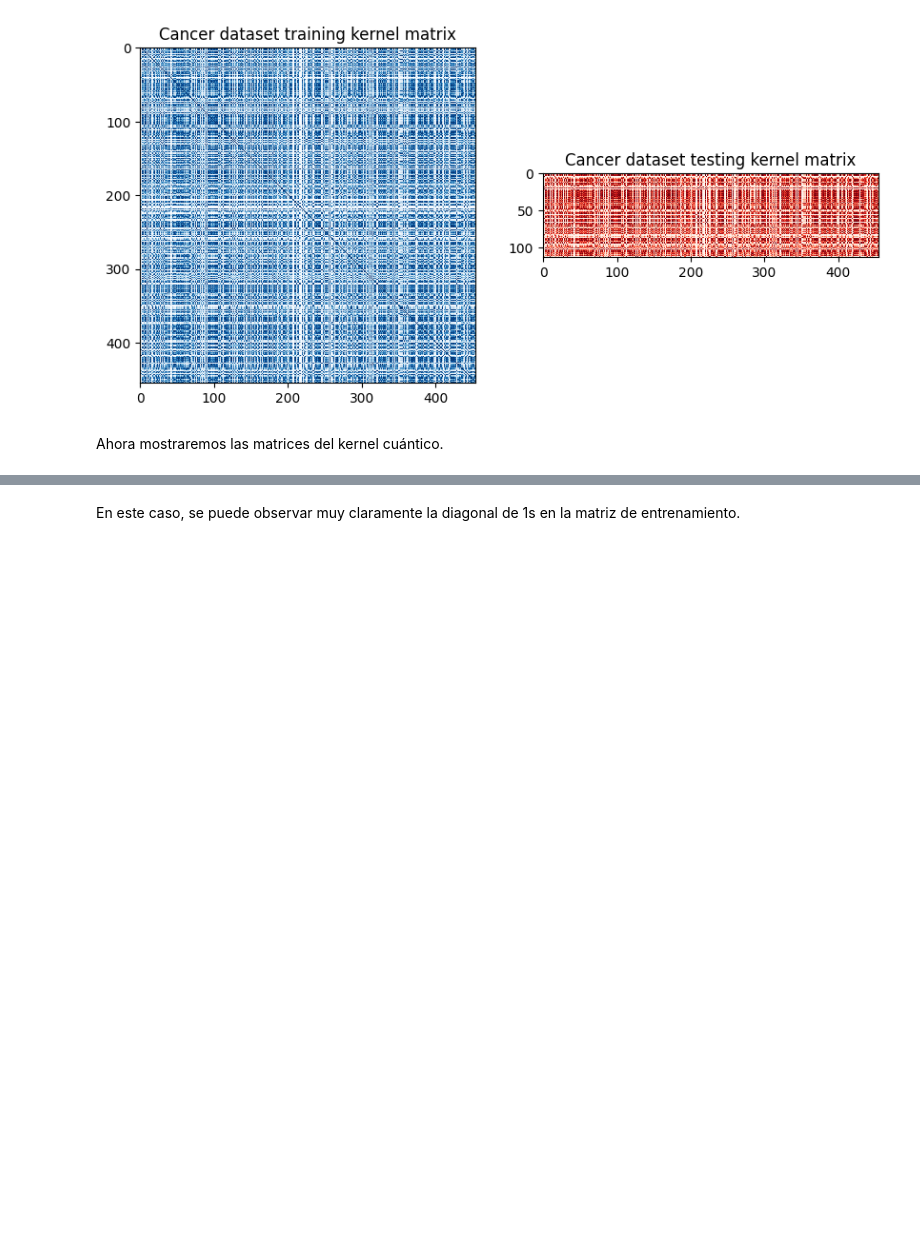
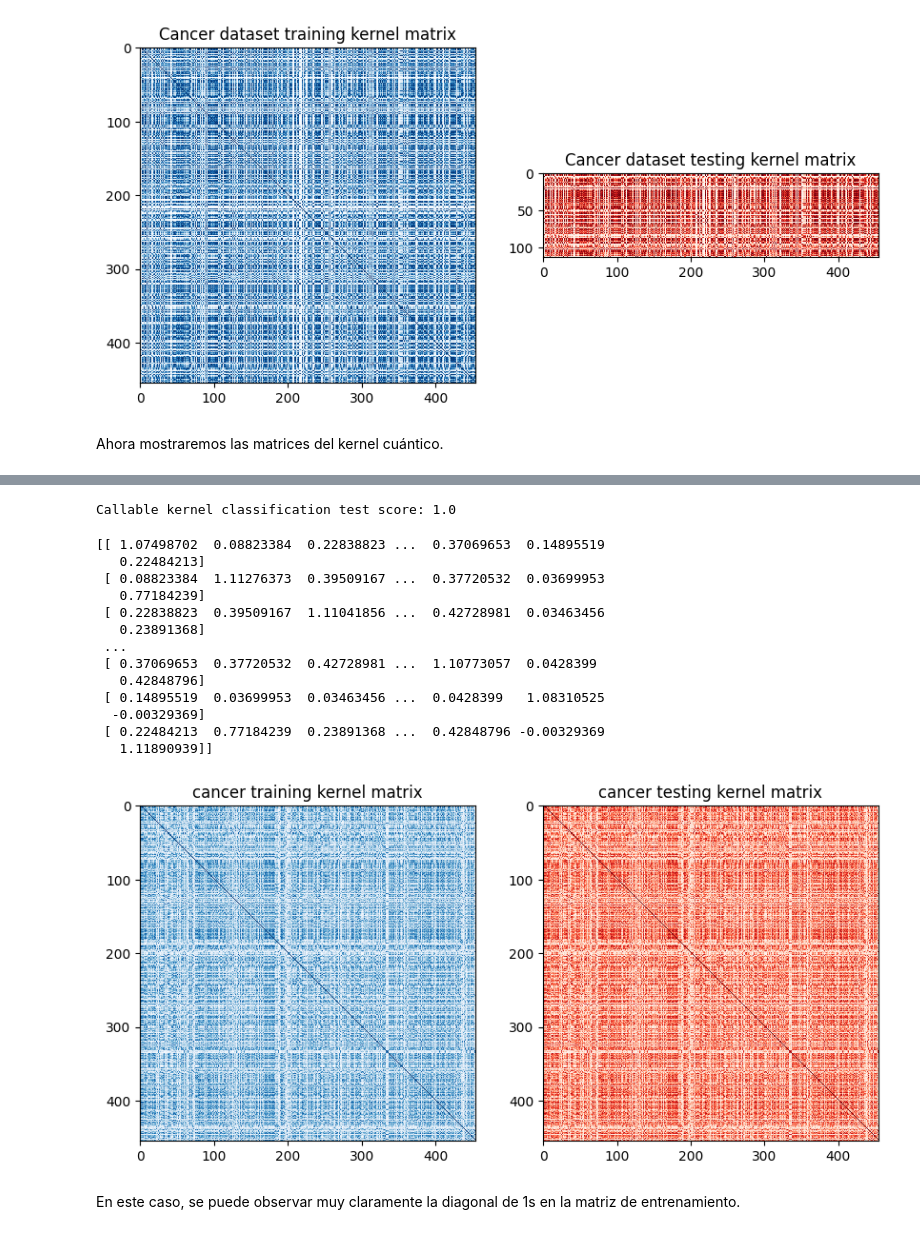
Before and after one commit to FernandoMond/Quantum-Machine-Learning, a Jupyter notebook: P3/P2.2_quantum_kernels (1).ipynb, the cells around one changed output, grey strips where cells are left out. Saved outputs shown, nothing was run; the diff lists cells and outputs as text; code cells hidden in the pictures; blank space fills up the shorter version.

```diff
--- a/P3/P2.2_quantum_kernels (1).ipynb
+++ b/P3/P2.2_quantum_kernels (1).ipynb
@@ -626,3 +666,57 @@ KeyboardInterrupt
+# %%
+
+adhoc_feature_map = ZZFeatureMap(feature_dimension=adhoc_dimension, reps=2, entanglement="linear")
+
+sampler = Sampler()
+
+fidelity = ComputeUncompute(sampler=sampler)
+
+adhoc_kernel = FidelityQuantumKernel(fidelity=fidelity, feature_map=adhoc_feature_map)
+
+
+
+adhoc_svc = SVC(kernel=adhoc_kernel.evaluate)
+
+adhoc_svc.fit(train_features, train_labels)
+
+adhoc_score_callable_function = adhoc_svc.score(test_features, test_labels)
+
+print(f"Callable kernel classification test score: {adhoc_score_callable_function}")
+# %% [output]
+Callable kernel classification test score: 1.0
+# %%
+cancer_matrix_train = np.load('cancer_train_ZZ_2features.npy')
+cancer_matrix_test = np.load('cancer_test_ZZ_2features.npy')
+
+#print(cancer_matrix_train)
+print(cancer_matrix_test)
+
+fig, axs = plt.subplots(1, 2, figsize=(10, 5))
+
+axs[0].imshow(
+    np.asmatrix(cancer_matrix_train), interpolation="nearest", origin="upper", cmap="Blues"
+)
+axs[0].set_title("cancer training kernel matrix")
+
+axs[1].imshow(np.asmatrix(cancer_matrix_test), interpolation="nearest", origin="upper", cmap="Reds")
+axs[1].set_title("cancer testing kernel matrix")
+
+plt.show()
+# %% [output]
+[[ 1.07498702  0.08823384  0.22838823 ...  0.37069653  0.14895519
+   0.22484213]
+ [ 0.08823384  1.11276373  0.39509167 ...  0.37720532  0.03699953
+   0.77184239]
+ [ 0.22838823  0.39509167  1.11041856 ...  0.42728981  0.03463456
+   0.23891368]
+ ...
+ [ 0.37069653  0.37720532  0.42728981 ...  1.10773057  0.0428399
+   0.42848796]
+ [ 0.14895519  0.03699953  0.03463456 ...  0.0428399   1.08310525
+  -0.00329369]
+ [ 0.22484213  0.77184239  0.23891368 ...  0.42848796 -0.00329369
+   1.11890939]]
+[figure, added]
 # %% [markdown]
 En este caso, se puede observar muy claramente la diagonal de 1s en la matriz de entrenamiento.
 # %% [markdown]
```
Also changed, not shown: parts of 10 cells of this notebook, 3 other files.
